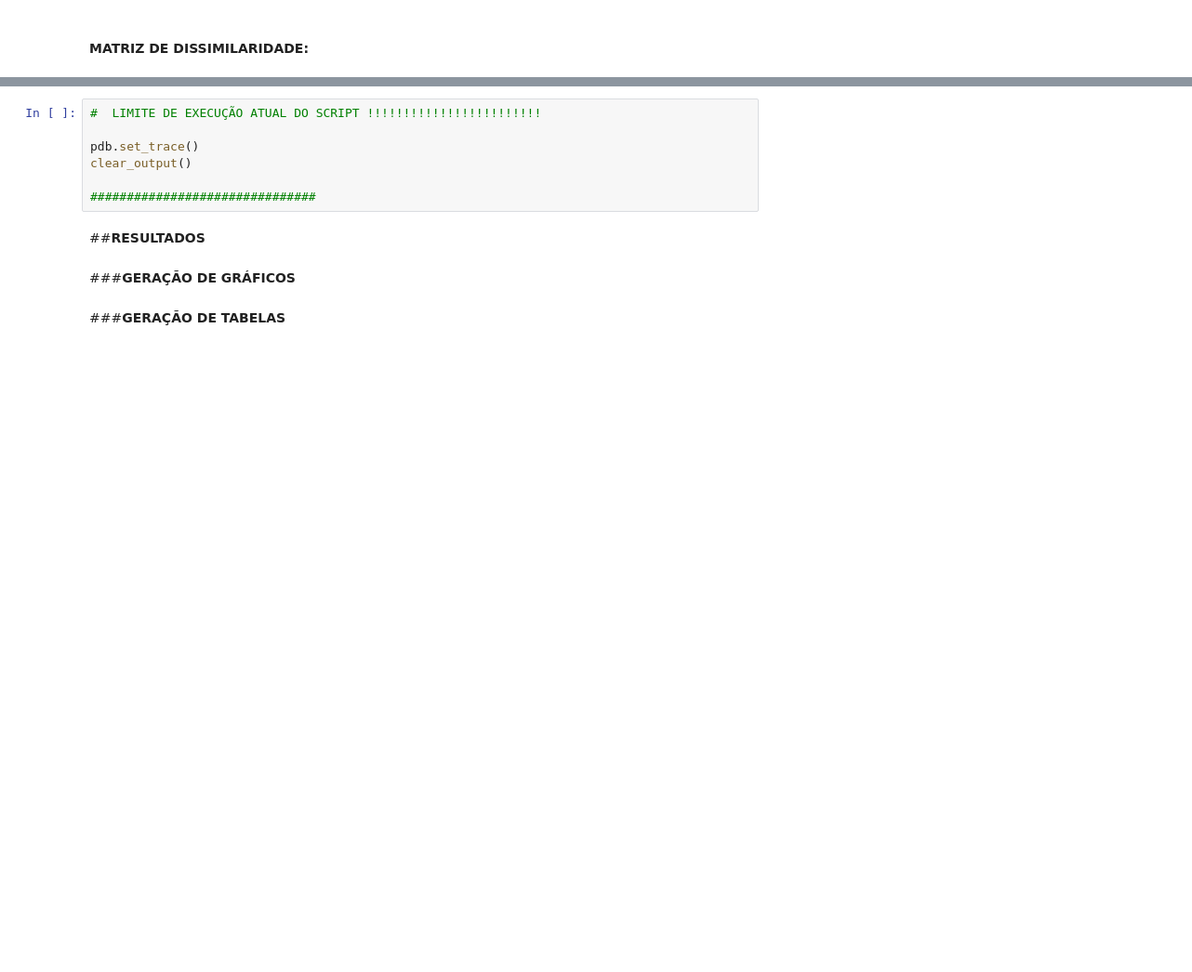
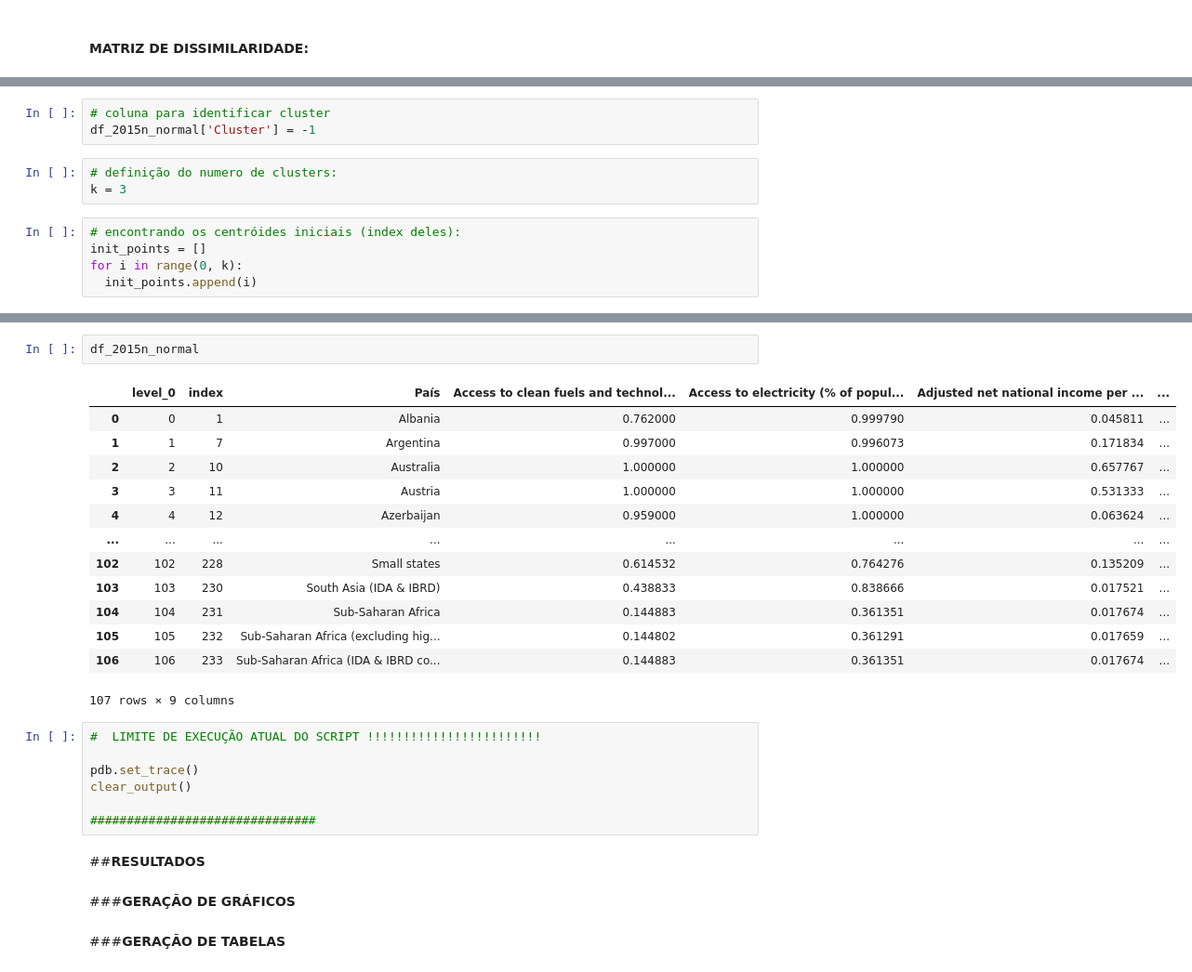
Before and after one commit to lucammarini/Project_Statistic_Analysis_03, a Jupyter notebook: Projeto_Statistic_Analysis_03.ipynb, the cells around one changed output, grey strips where cells are left out. Shown at 93% size. Drawn from its saved outputs; the diff is of its cells as text; blank space fills up the shorter version.

```diff
--- a/Projeto_Statistic_Analysis_03.ipynb
+++ b/Projeto_Statistic_Analysis_03.ipynb
@@ -519,0 +514,11 @@ df_diss_2015
+# %%
+# coluna para identificar cluster
+df_2015n_normal['Cluster'] = -1
+# %%
+# definição do numero de clusters:
+k = 3
+# %%
+# encontrando os centróides iniciais (index deles):
+init_points = []
+for i in range(0, k):
+  init_points.append(i)
@@ -520,3 +543,19 @@ df_diss_2015
+# %%
+df_2015n_normal
+# %% [output]
+|  | level_0 | index | País | Access to clean fuels and technol... | Access to electricity (% of popul... | Adjusted net national income per ... | ... |
+| 0 | 0 | 1 | Albania | 0.762000 | 0.999790 | 0.045811 | ... |
+| 1 | 1 | 7 | Argentina | 0.997000 | 0.996073 | 0.171834 | ... |
+| 2 | 2 | 10 | Australia | 1.000000 | 1.000000 | 0.657767 | ... |
+| 3 | 3 | 11 | Austria | 1.000000 | 1.000000 | 0.531333 | ... |
+| 4 | 4 | 12 | Azerbaijan | 0.959000 | 1.000000 | 0.063624 | ... |
+| ... | ... | ... | ... | ... | ... | ... | ... |
+| 102 | 102 | 228 | Small states | 0.614532 | 0.764276 | 0.135209 | ... |
+| 103 | 103 | 230 | South Asia (IDA & IBRD) | 0.438833 | 0.838666 | 0.017521 | ... |
+| 104 | 104 | 231 | Sub-Saharan Africa | 0.144883 | 0.361351 | 0.017674 | ... |
+| 105 | 105 | 232 | Sub-Saharan Africa (excluding hig... | 0.144802 | 0.361291 | 0.017659 | ... |
+| 106 | 106 | 233 | Sub-Saharan Africa (IDA & IBRD co... | 0.144883 | 0.361351 | 0.017674 | ... |
+107 rows × 9 columns
 # %%
 #  LIMITE DE EXECUÇÃO ATUAL DO SCRIPT !!!!!!!!!!!!!!!!!!!!!!!!
 
```
Also changed, not shown: parts of 8 cells of this notebook.
